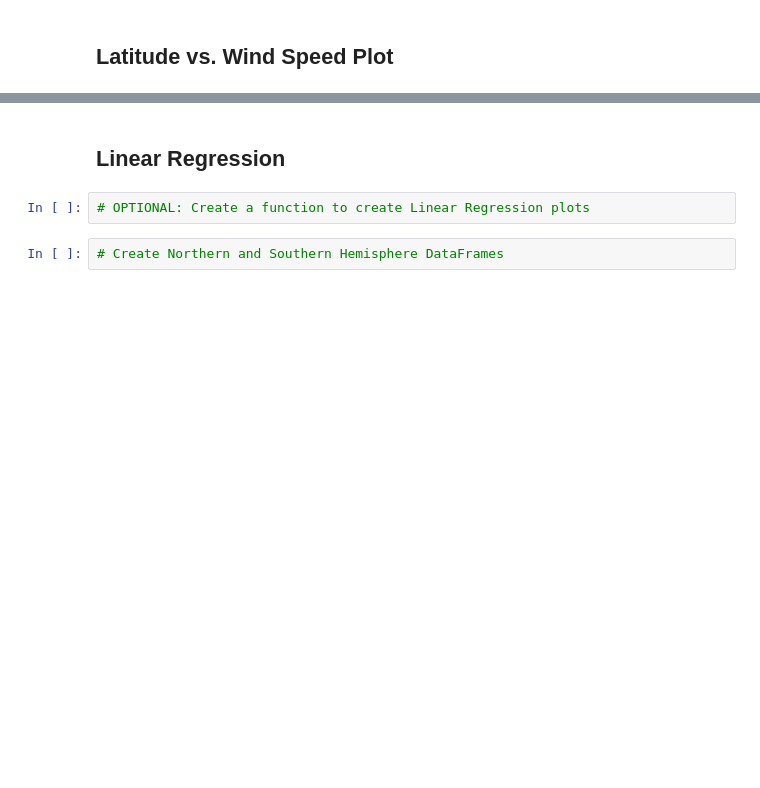
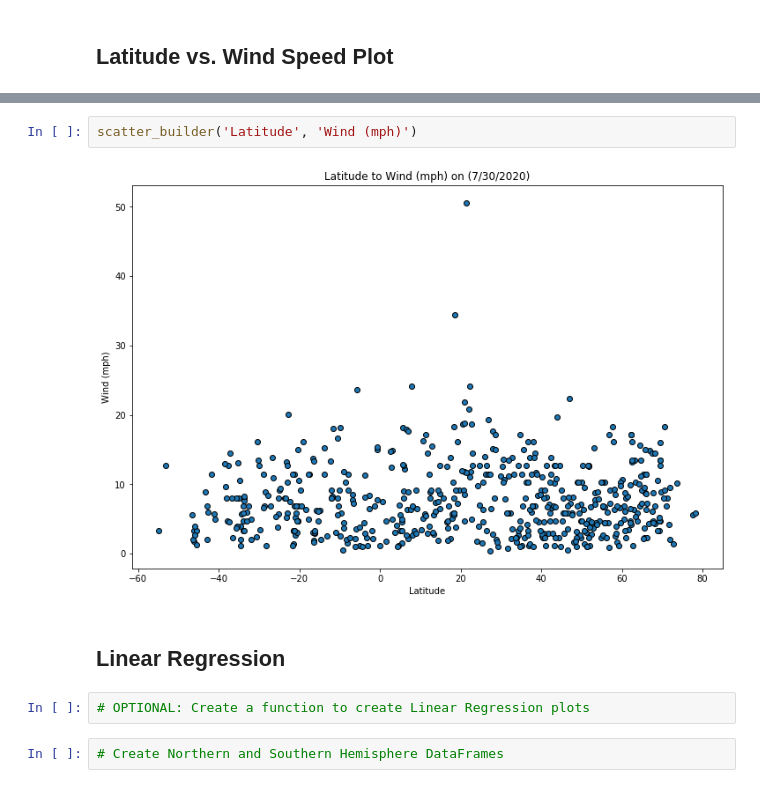
Before and after one commit to troypramsey/python-api-challenge, a Jupyter notebook: WeatherPy/WeatherPy.ipynb, the cells around one changed output, grey strips where cells are left out. Cells and saved outputs as stored; diff of their text form; blank space fills up the shorter version.

```diff
--- a/WeatherPy/WeatherPy.ipynb
+++ b/WeatherPy/WeatherPy.ipynb
@@ -214,3 +155,7 @@ Int64Index([], dtype='int64')
+# %%
+scatter_builder('Latitude', 'Wind (mph)')
+# %% [output]
+[figure, added]
 # %% [markdown]
 ## Linear Regression
 # %%
```
Also changed, not shown: parts of 31 cells of this notebook, 1 other file.
